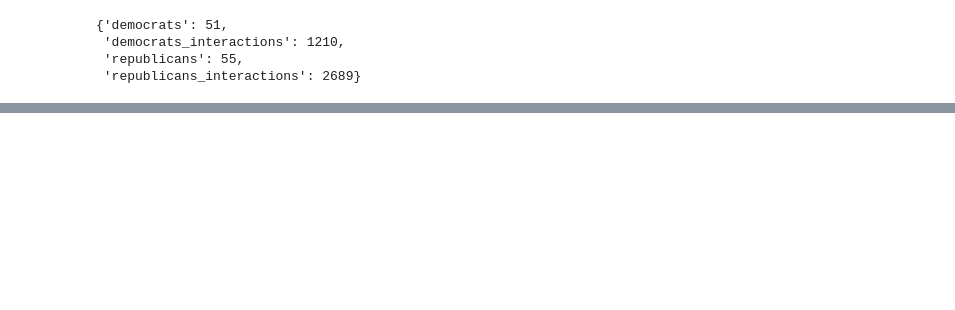
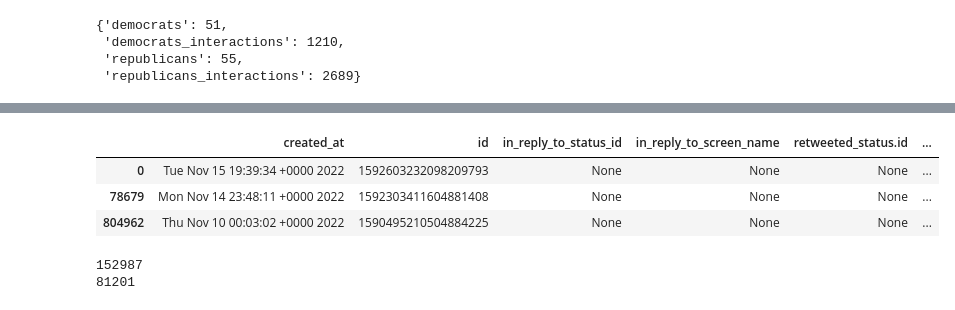
Before and after one commit to viham1/midterms-network-project, a Jupyter notebook: Final project.ipynb, the cells around one changed output, grey strips where cells are left out. Saved outputs shown, nothing was run; the diff lists cells and outputs as text; code cells hidden in the pictures; blank space fills up the shorter version.

```diff
--- a/Final project.ipynb
+++ b/Final project.ipynb
@@ -70,4 +38,5 @@ def get_interactions(row):
     # Return user and interactions
     return user, interactions
 # %%
-tweets_final = tweets_final.where((pd.notnull(tweets_final)), None)
+# tweets_final = get_tweets_from_db()
+tweets_final = get_tweets_from_file()
@@ -127,2 +72,0 @@ ss['compound']
-# %%
-tweets_final["nlp_score"] = tweets_flattened["full_text"].apply(lambda x: sid.polarity_scores(x)['compound'])
@@ -162,5 +89,3 @@ tweets_final.min(axis=0)['nlp_score']
-# %%
-tweets_final = pd.read_pickle("tweets_final_df_formatted.pkl")
 # %%
 M = nx.MultiGraph()
 # %%
@@ -364,0 +348,7 @@ accounts
+# %%
+tweets_final[tweets_final['user.screen_name'] == "DeniseD38011087"]
+# %% [output]
+|  | created_at | id | in_reply_to_status_id | in_reply_to_screen_name | retweeted_status.id | ... |
+| 0 | Tue Nov 15 19:39:34 +0000 2022 | 1592603232098209793 | None | None | None | ... |
+| 78679 | Mon Nov 14 23:48:11 +0000 2022 | 1592303411604881408 | None | None | None | ... |
+| 804962 | Thu Nov 10 00:03:02 +0000 2022 | 1590495210504884225 | None | None | None | ... |
@@ -364,0 +357,6 @@ accounts
+# %%
+print(len(df_community_1.index))
+print(len(top_communities[0]))
+# %% [output]
+152987
+81201
```
Also changed, not shown: parts of 46 cells of this notebook, 3 other files.
